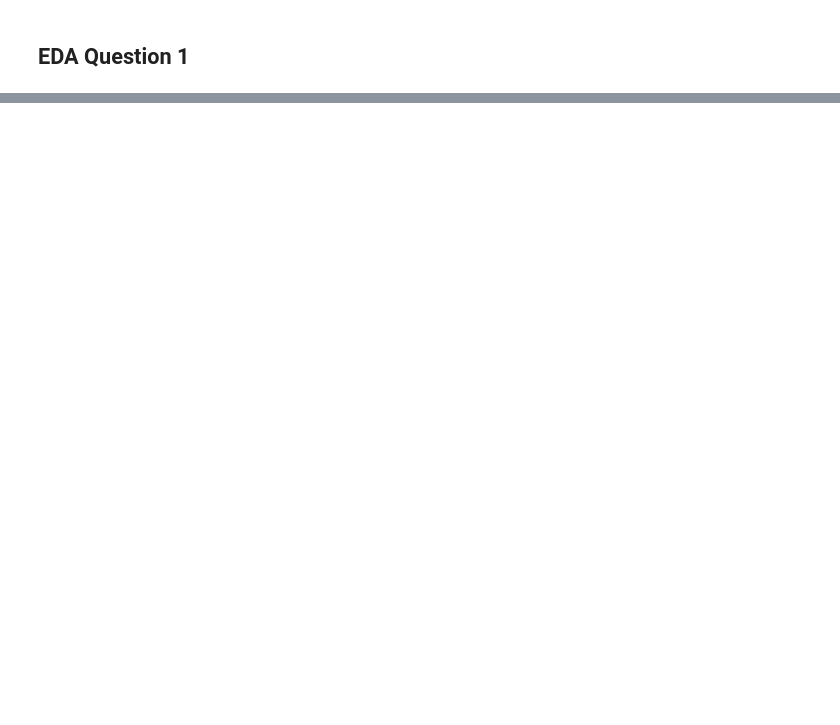
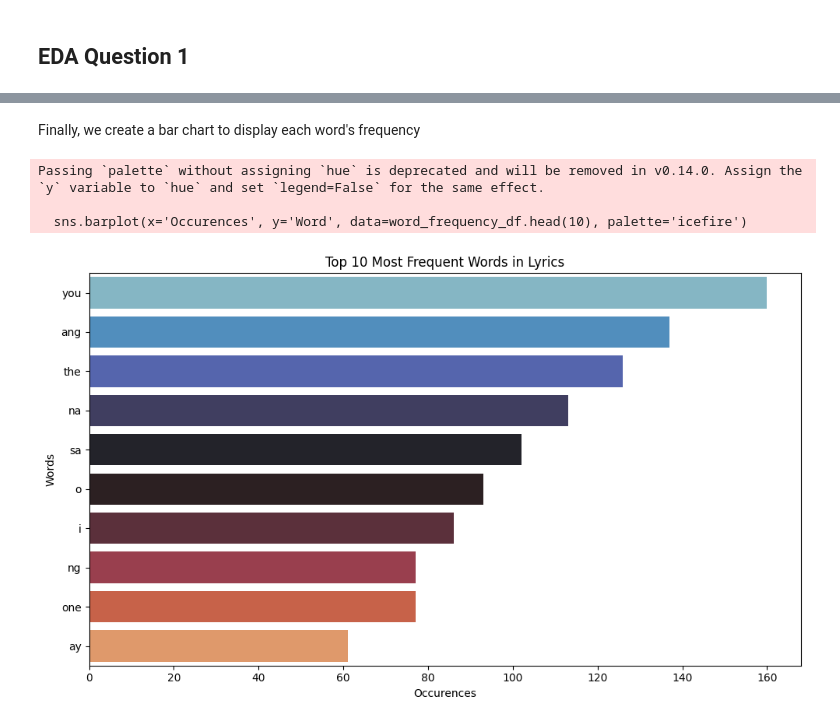
Before and after one commit to TheRealHenHen/Web-Scraping-Activity, a Jupyter notebook: lyrics_scraping.ipynb, the cells around one changed output, grey strips where cells are left out. Drawn from its saved outputs; the diff is of its cells as text; code cells hidden in the pictures; blank space fills up the shorter version.

```diff
--- a/lyrics_scraping.ipynb
+++ b/lyrics_scraping.ipynb
@@ -250,0 +265,11 @@ memory usage: 356.0+ bytes
+# %%
+# Counts the frequency of each word
+word_counts = Counter(all_words)
+
+# Creates a DataFrame of the words and their frequency
+word_frequency_df = pd.DataFrame(word_counts.items(), columns = ['Word', 'Occurences'])
+
+# Arrange according to most frequent
+word_frequency_df = word_frequency_df.sort_values(by = 'Occurences', ascending = False)
+
+word_frequency_df.head(10)
@@ -250,0 +288,16 @@ memory usage: 356.0+ bytes
+# %% [markdown]
+Finally, we create a bar chart to display each word's frequency
+# %%
+plt.figure(figsize=(10, 6))
+sns.barplot(x='Occurences', y='Word', data=word_frequency_df.head(10), palette='icefire')
+plt.xlabel('Occurences')
+plt.ylabel('Words')
+plt.title('Top 10 Most Frequent Words in Lyrics')
+plt.tight_layout()
+
+plt.show()
+# %% [output]
+Passing `palette` without assigning `hue` is deprecated and will be removed in v0.14.0. Assign the `y` variable to `hue` and set `legend=False` for the same effect.
+
+  sns.barplot(x='Occurences', y='Word', data=word_frequency_df.head(10), palette='icefire')
+[figure, added]
```
Also changed, not shown: parts of 33 cells of this notebook.
